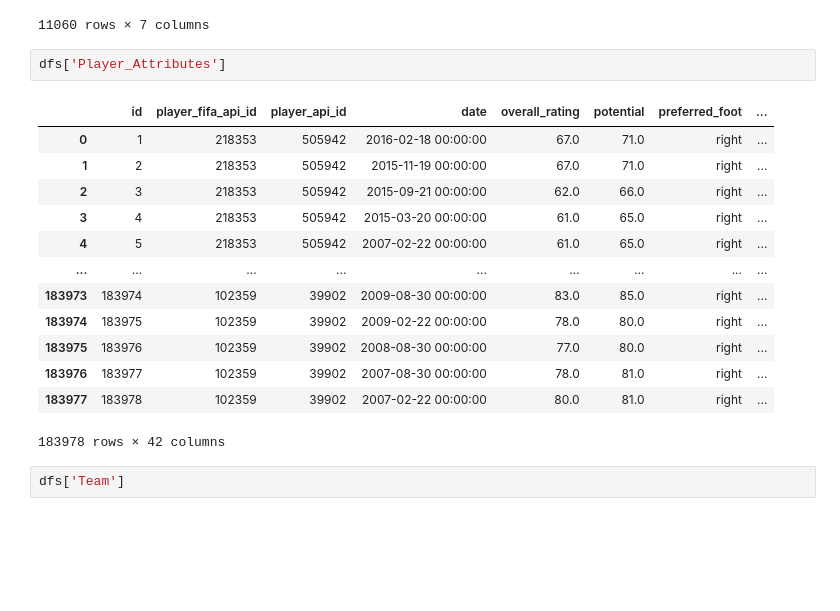
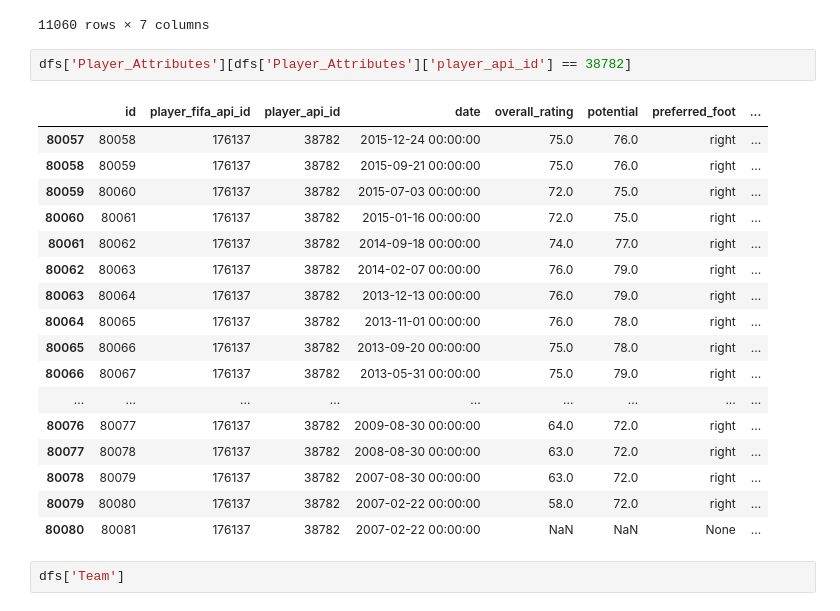
Before and after one commit to tangnatta/AUT461-FIFA-2025, a Jupyter notebook: display.ipynb, the cells around one changed output. Saved outputs shown, nothing was run; the diff lists cells and outputs as text; blank space fills up the shorter version.

```diff
--- a/display.ipynb
+++ b/display.ipynb
@@ -93,21 +93,25 @@ dfs['Player']
 | 11059 | 11075 | 39902 | Zvjezdan Misimovic | 102359 | 1982-06-05 00:00:00 | 180.34 | 176 |
 11060 rows × 7 columns
 # %%
-dfs['Player_Attributes']
+dfs['Player_Attributes'][dfs['Player_Attributes']['player_api_id'] == 38782]
 # %% [output]
 |  | id | player_fifa_api_id | player_api_id | date | overall_rating | potential | preferred_foot | ... |
-| 0 | 1 | 218353 | 505942 | 2016-02-18 00:00:00 | 67.0 | 71.0 | right | ... |
-| 1 | 2 | 218353 | 505942 | 2015-11-19 00:00:00 | 67.0 | 71.0 | right | ... |
-| 2 | 3 | 218353 | 505942 | 2015-09-21 00:00:00 | 62.0 | 66.0 | right | ... |
-| 3 | 4 | 218353 | 505942 | 2015-03-20 00:00:00 | 61.0 | 65.0 | right | ... |
-| 4 | 5 | 218353 | 505942 | 2007-02-22 00:00:00 | 61.0 | 65.0 | right | ... |
+| 80057 | 80058 | 176137 | 38782 | 2015-12-24 00:00:00 | 75.0 | 76.0 | right | ... |
+| 80058 | 80059 | 176137 | 38782 | 2015-09-21 00:00:00 | 75.0 | 76.0 | right | ... |
+| 80059 | 80060 | 176137 | 38782 | 2015-07-03 00:00:00 | 72.0 | 75.0 | right | ... |
+| 80060 | 80061 | 176137 | 38782 | 2015-01-16 00:00:00 | 72.0 | 75.0 | right | ... |
+| 80061 | 80062 | 176137 | 38782 | 2014-09-18 00:00:00 | 74.0 | 77.0 | right | ... |
+| 80062 | 80063 | 176137 | 38782 | 2014-02-07 00:00:00 | 76.0 | 79.0 | right | ... |
+| 80063 | 80064 | 176137 | 38782 | 2013-12-13 00:00:00 | 76.0 | 79.0 | right | ... |
+| 80064 | 80065 | 176137 | 38782 | 2013-11-01 00:00:00 | 76.0 | 78.0 | right | ... |
+| 80065 | 80066 | 176137 | 38782 | 2013-09-20 00:00:00 | 75.0 | 78.0 | right | ... |
+| 80066 | 80067 | 176137 | 38782 | 2013-05-31 00:00:00 | 75.0 | 79.0 | right | ... |
 | ... | ... | ... | ... | ... | ... | ... | ... | ... |
-| 183973 | 183974 | 102359 | 39902 | 2009-08-30 00:00:00 | 83.0 | 85.0 | right | ... |
-| 183974 | 183975 | 102359 | 39902 | 2009-02-22 00:00:00 | 78.0 | 80.0 | right | ... |
-| 183975 | 183976 | 102359 | 39902 | 2008-08-30 00:00:00 | 77.0 | 80.0 | right | ... |
-| 183976 | 183977 | 102359 | 39902 | 2007-08-30 00:00:00 | 78.0 | 81.0 | right | ... |
-| 183977 | 183978 | 102359 | 39902 | 2007-02-22 00:00:00 | 80.0 | 81.0 | right | ... |
+| 80076 | 80077 | 176137 | 38782 | 2009-08-30 00:00:00 | 64.0 | 72.0 | right | ... |
+| 80077 | 80078 | 176137 | 38782 | 2008-08-30 00:00:00 | 63.0 | 72.0 | right | ... |
+| 80078 | 80079 | 176137 | 38782 | 2007-08-30 00:00:00 | 63.0 | 72.0 | right | ... |
+| 80079 | 80080 | 176137 | 38782 | 2007-02-22 00:00:00 | 58.0 | 72.0 | right | ... |
+| 80080 | 80081 | 176137 | 38782 | 2007-02-22 00:00:00 | NaN | NaN | None | ... |
-183978 rows × 42 columns
 # %%
 dfs['Team']
 # %% [output]
```
Also changed, not shown: 2 other files.
